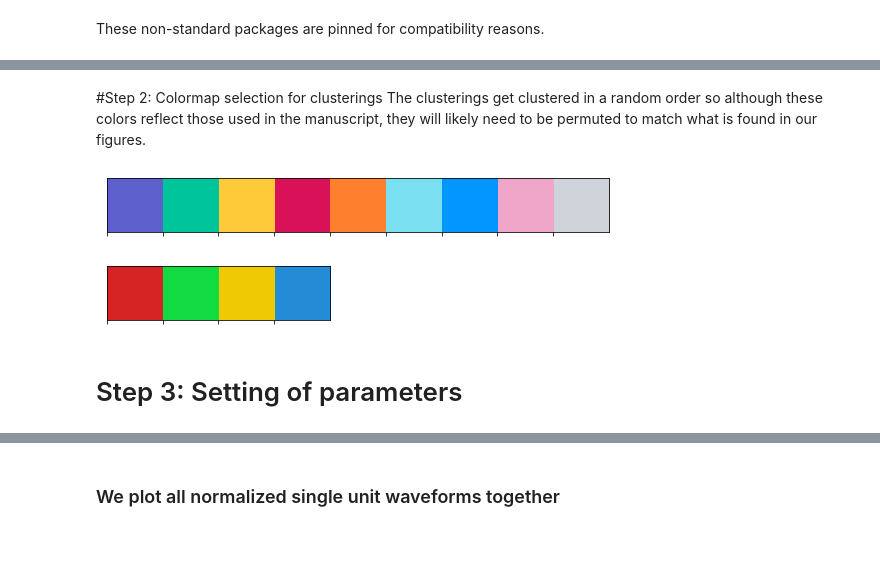
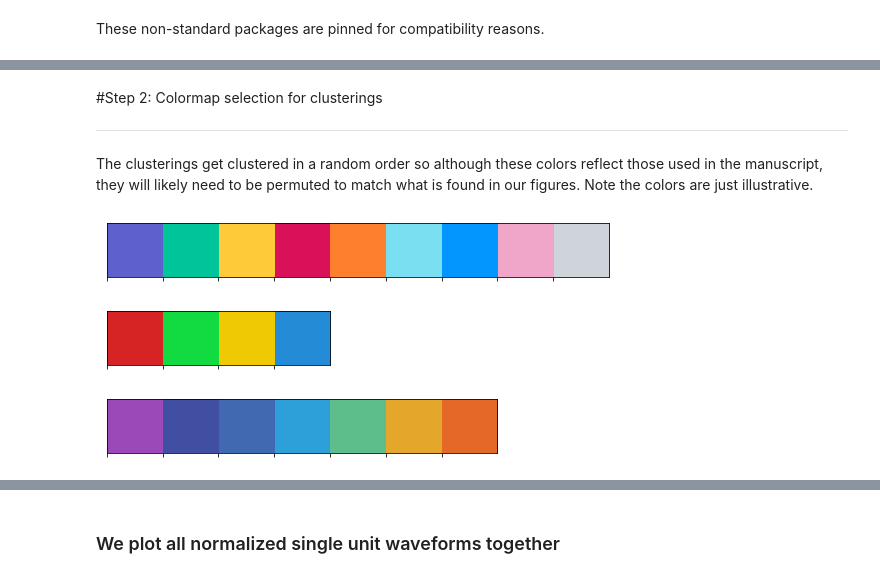
Before and after one commit to EricKenjiLee/WaveMAP_Paper, a Jupyter notebook: WaveMAP_Figures_Data.ipynb, the cells around one changed output, grey strips where cells are left out. Saved outputs shown, nothing was run; the diff lists cells and outputs as text; code cells hidden in the pictures; blank space fills up the shorter version.

```diff
--- a/WaveMAP_Figures_Data.ipynb
+++ b/WaveMAP_Figures_Data.ipynb
@@ -71,13 +80,23 @@ Requirement already satisfied: six>=1.5 in /usr/local/lib/python3.7/dist-package
 # %% [markdown]
 #Step 2: Colormap selection for clusterings
-The clusterings get clustered in a random order so although these colors reflect those used in the manuscript, they will likely need to be permuted to match what is found in our figures.
+
+---
+
+The clusterings get clustered in a random order so although these colors reflect those used in the manuscript, they will likely need to be permuted to match what is found in our figures. Note the colors are just illustrative.
 # %%
 CUSTOM_PAL_SORT_3 = ['#5e60ce','#00c49a','#ffca3a','#D81159','#fe7f2d','#7bdff2','#0496ff','#efa6c9','#ced4da']
 GMM_PAL = ['#d62424','#12db41','#f0c905','#248cd6']
+coherence_colors = [[0.609130306540000, 0.282599100000000,	0.723500000000000],
+[0.258821220000000,	0.313636530368000, 0.635300000000000],
+[0.251000800000000,	0.411831112160000, 0.698000000000000],
+[0.176483400000000,	0.631179182240000, 0.858800000000000],
+[0.368582900000000,	0.749000000000000, 0.549052772240000],
+[0.898000000000000,	0.654832842960000, 0.168644400000000],
+[0.898000000000000,	0.415484125600000, 0.164693200000000]]
 sns.palplot(CUSTOM_PAL_SORT_3)
 sns.palplot(GMM_PAL)
+sns.palplot(coherence_colors)
 # %% [output]
 [figure]
 [figure]
+[figure, added]
-# %% [markdown]
-# Step 3: Setting of parameters
```
Also changed, not shown: parts of 79 cells of this notebook.
